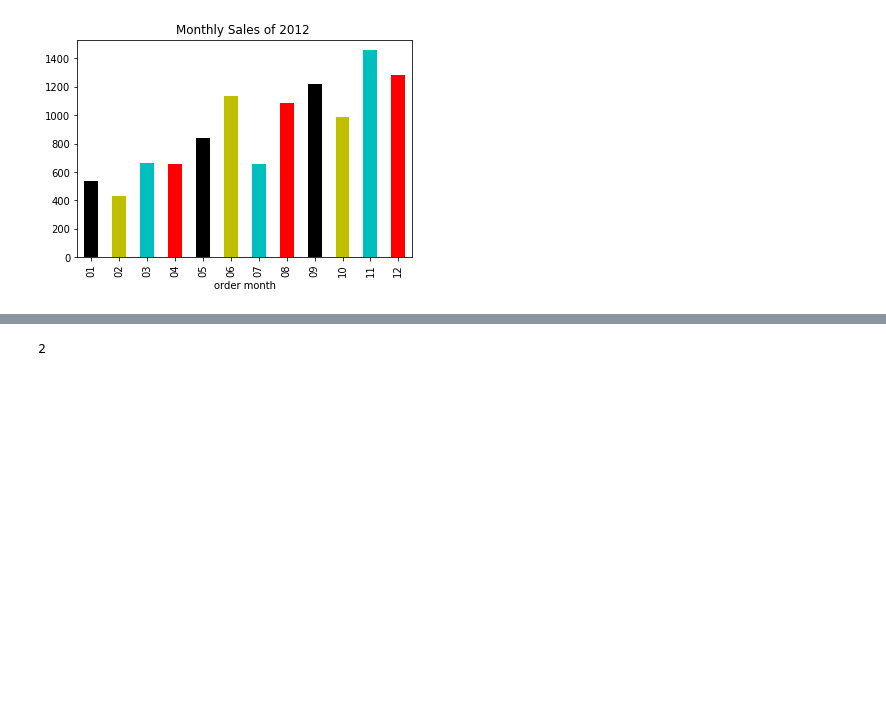
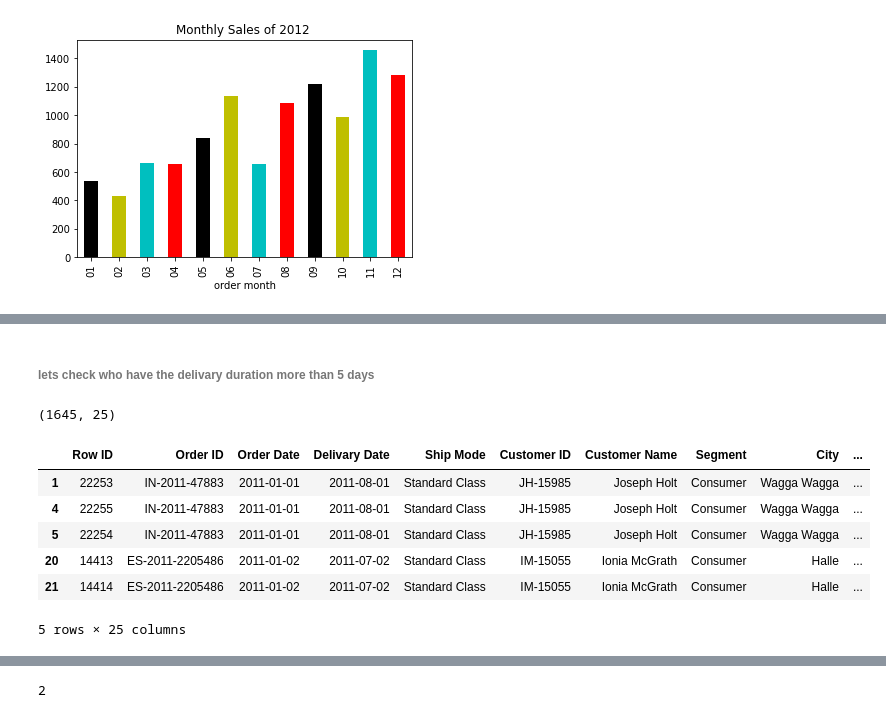
Before and after one commit to bhaglepravesh/Amazon-Sales, a Jupyter notebook: amazon_sales.ipynb, the cells around one changed output, grey strips where cells are left out. Cells and saved outputs as stored; diff of their text form; code cells hidden in the pictures; blank space fills up the shorter version.

```diff
--- a/amazon_sales.ipynb
+++ b/amazon_sales.ipynb
@@ -1065,4 +1072,22 @@ df.head(1)
+# %% [markdown]
+###### lets check who have the delivary duration more than 5 days
 # %%
 import datetime
 df["Delivary  Date"]=pd.to_datetime(df["Delivary  Date"])
 df["Order Date"]=pd.to_datetime(df["Order Date"])
+df["days"]=df["Delivary  Date"]-df["Order Date"]
+df["days"]=df["days"]/np.timedelta64(1,'M')
+df["days"]=df.days.round(0)
+df1=df.copy()
+df1=df[df.days>5]
+print(df1.shape)
+df1.head()
+# %% [output]
+(1645, 25)
+|  | Row ID | Order ID | Order Date | Delivary Date | Ship Mode | Customer ID | Customer Name | Segment | City | ... |
+| 1 | 22253 | IN-2011-47883 | 2011-01-01 | 2011-08-01 | Standard Class | JH-15985 | Joseph Holt | Consumer | Wagga Wagga | ... |
+| 4 | 22255 | IN-2011-47883 | 2011-01-01 | 2011-08-01 | Standard Class | JH-15985 | Joseph Holt | Consumer | Wagga Wagga | ... |
+| 5 | 22254 | IN-2011-47883 | 2011-01-01 | 2011-08-01 | Standard Class | JH-15985 | Joseph Holt | Consumer | Wagga Wagga | ... |
+| 20 | 14413 | ES-2011-2205486 | 2011-01-02 | 2011-07-02 | Standard Class | IM-15055 | Ionia McGrath | Consumer | Halle | ... |
+| 21 | 14414 | ES-2011-2205486 | 2011-01-02 | 2011-07-02 | Standard Class | IM-15055 | Ionia McGrath | Consumer | Halle | ... |
+5 rows × 25 columns
```
Also changed, not shown: parts of 18 cells of this notebook.
